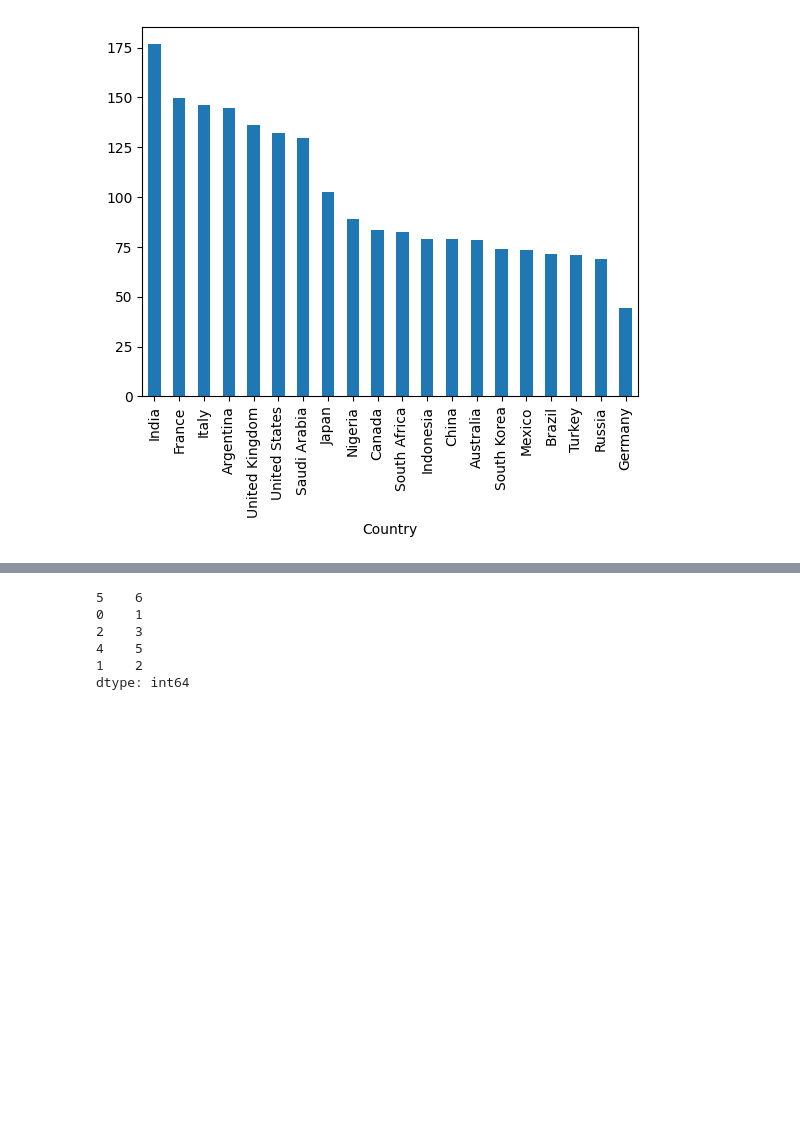
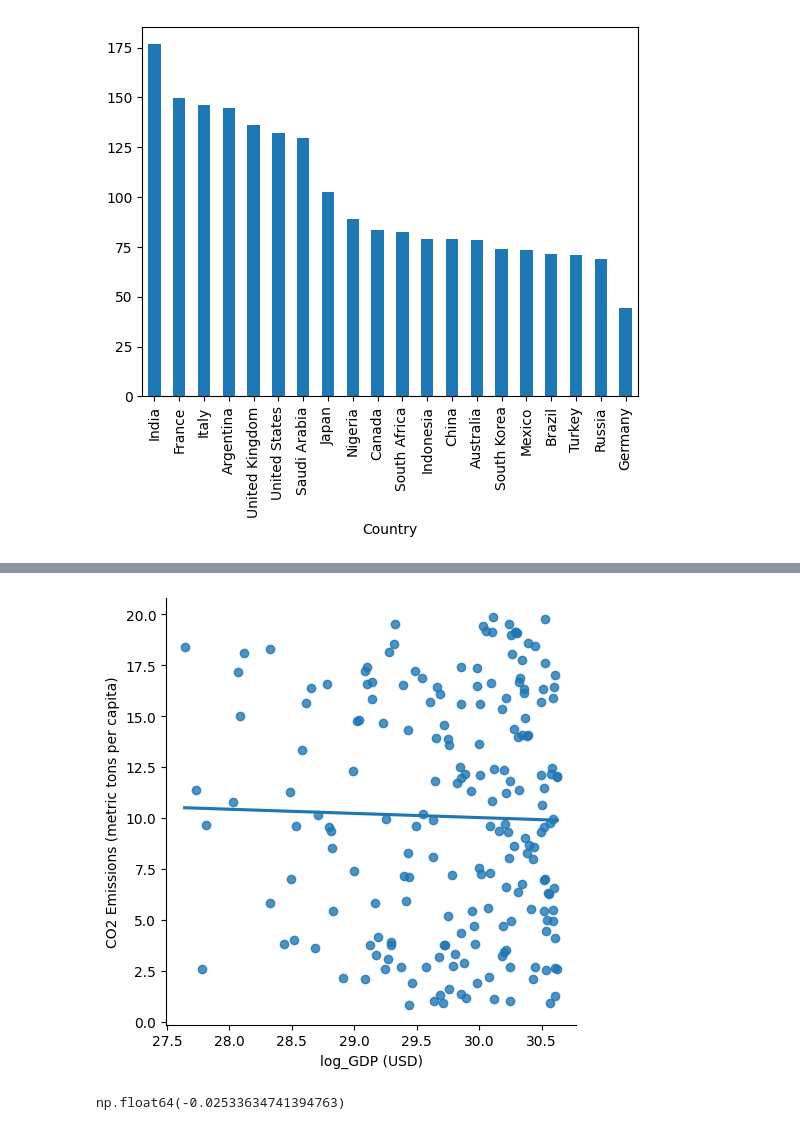
Before and after one commit to Daniel5k/Data-Analysis-with-Python, a Jupyter notebook: Python codes/world_bank_df.ipynb, the cells around one changed output, grey strips where cells are left out. Cells and saved outputs as stored; diff of their text form; code cells hidden in the pictures; blank space fills up the shorter version.

```diff
--- a/Python codes/world_bank_df.ipynb
+++ b/Python codes/world_bank_df.ipynb
@@ -72,14 +73,12 @@ Italy and Saudi Arabia has the highest progress
 # %%
-import pandas as pd
-die = pd.Series([1,2,3,4,5,6])
-print(die.sample(5))
+world_bank_df['log_GDP (USD)'] = np.log(world_bank_df['GDP (USD)'])
+
+sns.lmplot(x='log_GDP (USD)', y='CO2 Emissions (metric tons per capita)', data = world_bank_df, ci=None)
+plt.show()
+world_bank_df['log_GDP (USD)'].corr(world_bank_df['CO2 Emissions (metric tons per capita)'])
 # %% [output]
+[figure, added]
-5    6
-0    1
-2    3
-4    5
-1    2
-dtype: int64
+np.float64(-0.02533634741394763)
 # %%
 # country_with_the_most_progress = world_bank_df.sort_values('Year' ,ascending=False)
 # country_with_the_most_progress
```
Also changed, not shown: parts of 2 cells of this notebook, 1 other file.
